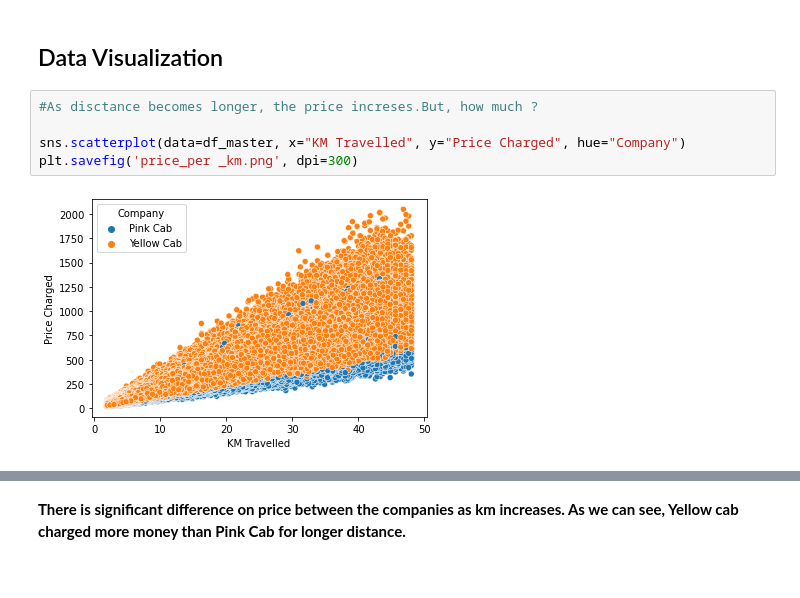
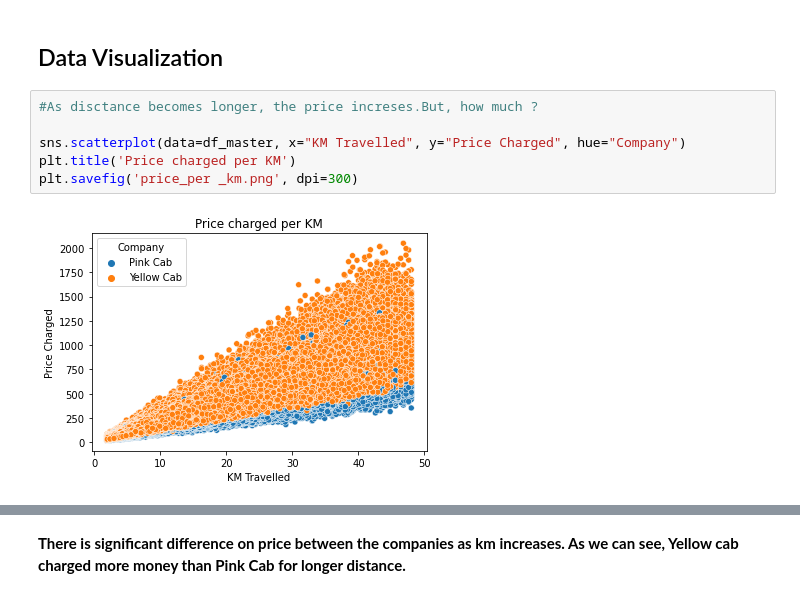
Before and after one commit to Mukhammadj/Cab_investment_project, a Jupyter notebook: eda_cab.ipynb, the cells around one changed output, grey strips where cells are left out. Saved outputs shown, nothing was run; the diff lists cells and outputs as text.

```diff
--- a/eda_cab.ipynb
+++ b/eda_cab.ipynb
@@ -218,7 +219,8 @@ plt.show() -->
 # %%
 #As disctance becomes longer, the price increses.But, how much ?
 
 sns.scatterplot(data=df_master, x="KM Travelled", y="Price Charged", hue="Company")
+plt.title('Price charged per KM')
 plt.savefig('price_per _km.png', dpi=300)
 # %% [output]
-[figure, old version]
+[figure, new version]
```
Also changed, not shown: parts of 14 cells of this notebook, 10 other files.
